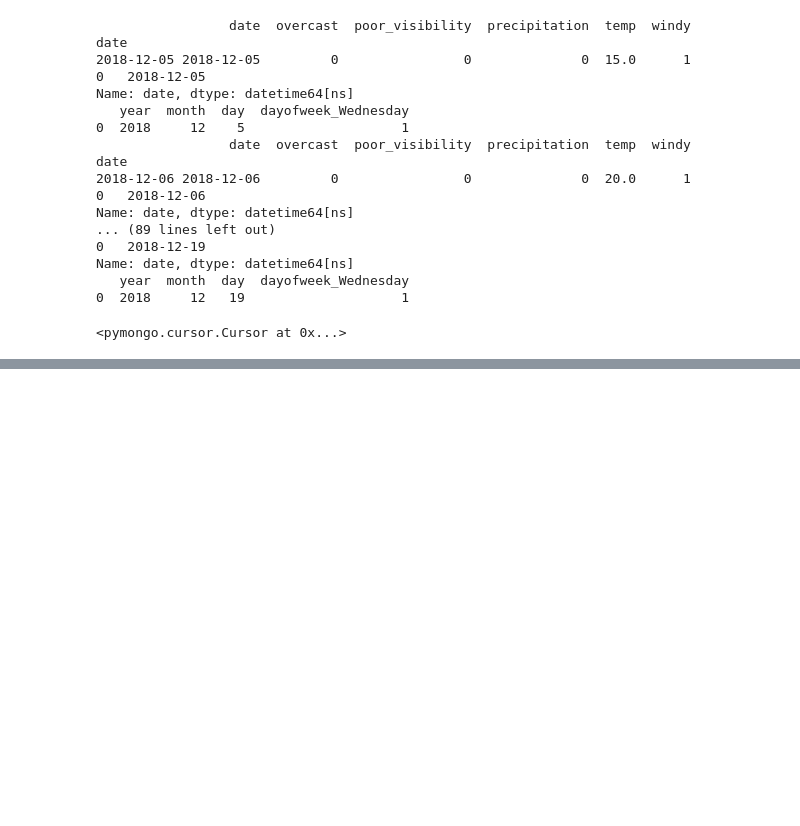
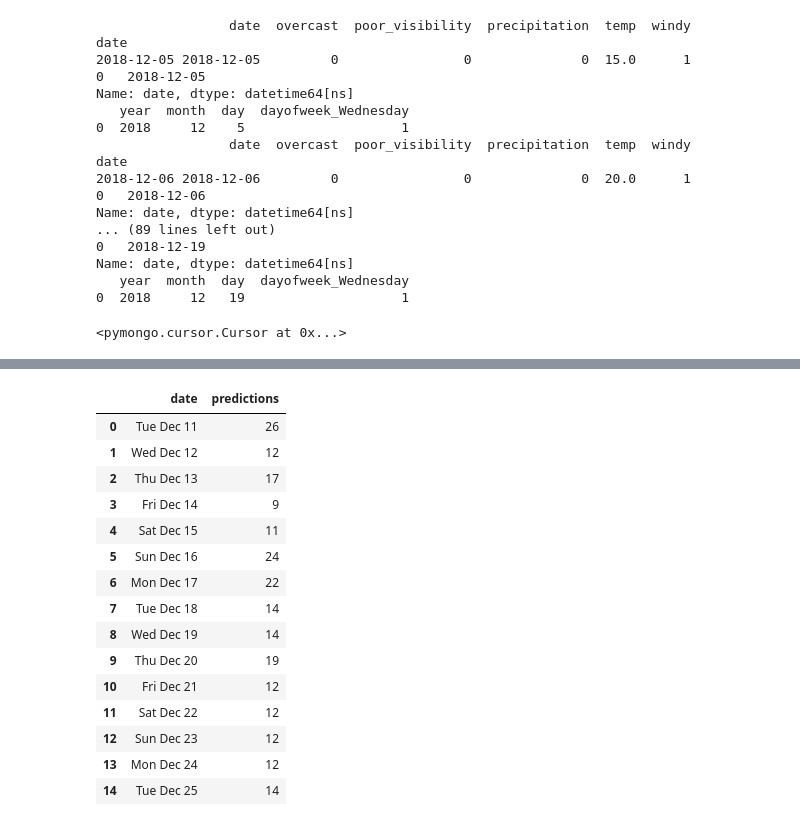
Before and after one commit to leannebaldwin/Pass_Closure, a Jupyter notebook: src/website/interaction_with_mongodb.ipynb, the cells around one changed output, grey strips where cells are left out. Drawn from its saved outputs; the diff is of its cells as text; code cells hidden in the pictures; blank space fills up the shorter version.

```diff
--- a/src/website/interaction_with_mongodb.ipynb
+++ b/src/website/interaction_with_mongodb.ipynb
@@ -145,3 +149,22 @@ output
+# %%
+output
+# %% [output]
+|  | date | predictions |
+| 0 | Tue Dec 11 | 26 |
+| 1 | Wed Dec 12 | 12 |
+| 2 | Thu Dec 13 | 17 |
+| 3 | Fri Dec 14 | 9 |
+| 4 | Sat Dec 15 | 11 |
+| 5 | Sun Dec 16 | 24 |
+| 6 | Mon Dec 17 | 22 |
+| 7 | Tue Dec 18 | 14 |
+| 8 | Wed Dec 19 | 14 |
+| 9 | Thu Dec 20 | 19 |
+| 10 | Fri Dec 21 | 12 |
+| 11 | Sat Dec 22 | 12 |
+| 12 | Sun Dec 23 | 12 |
+| 13 | Mon Dec 24 | 12 |
+| 14 | Tue Dec 25 | 14 |
 # %%
 import matplotlib.pyplot as plt
 ax = output[['predictions']].plot(kind='bar', title ="Probabilities", figsize=(15, 10), legend=True, fontsize=12)
```
Also changed, not shown: parts of 5 cells of this notebook.
